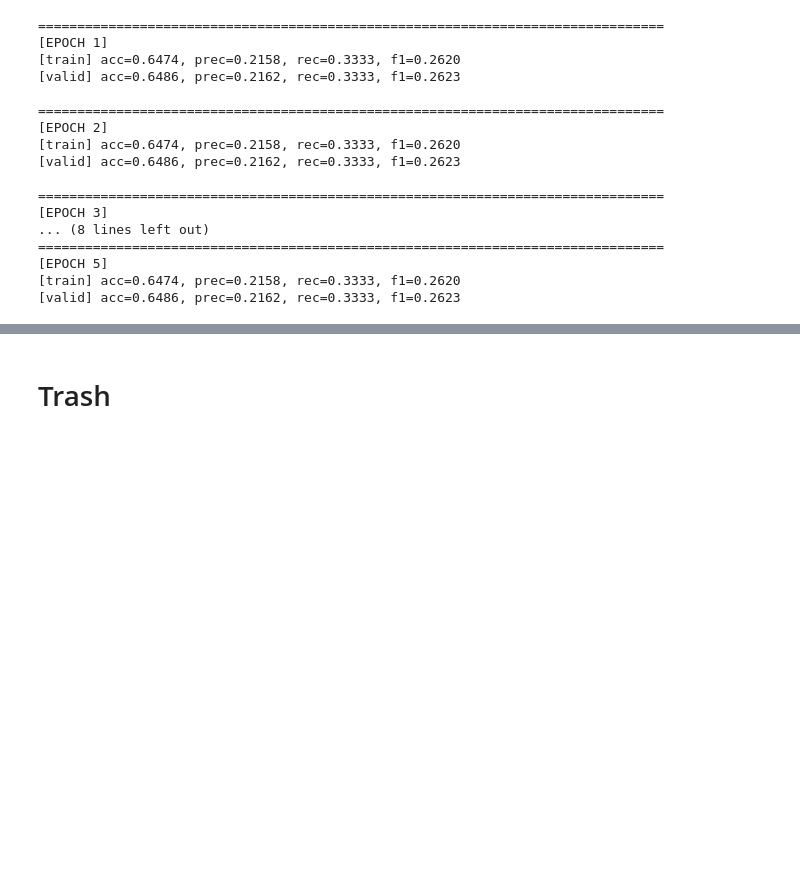
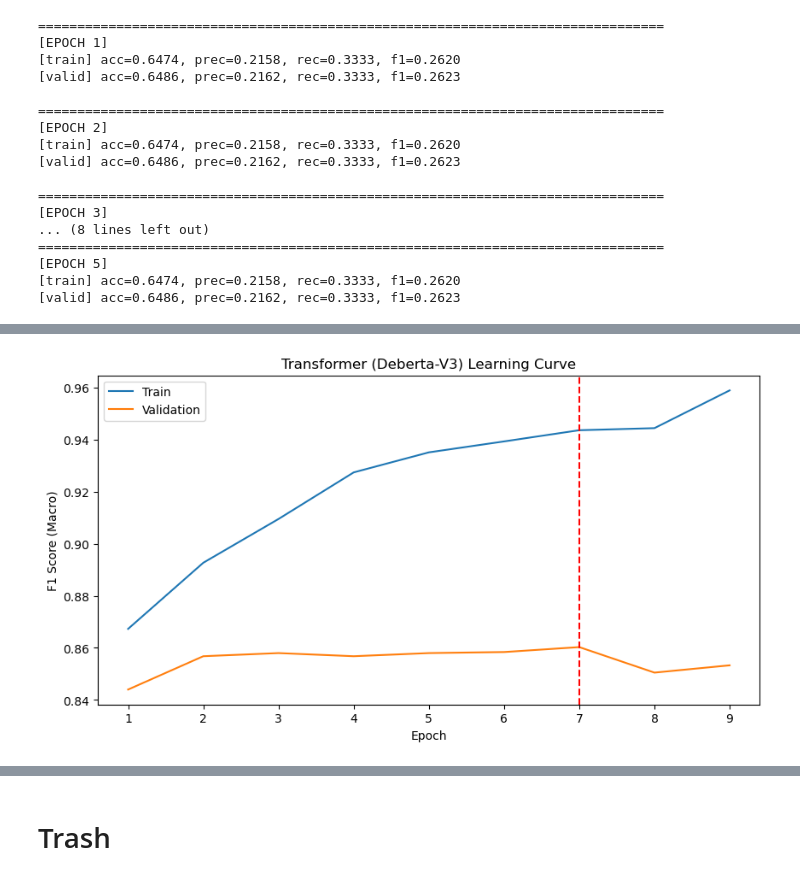
Before and after one commit to bugoverdose/dl-twitter-crisis, a Jupyter notebook: crisis_bench_jinwoo.ipynb, the cells around one changed output, grey strips where cells are left out. Cells and saved outputs as stored; diff of their text form; code cells hidden in the pictures; blank space fills up the shorter version.

Commit message:
feat: pretrained Transformer tuning

```diff
--- a/crisis_bench_jinwoo.ipynb
+++ b/crisis_bench_jinwoo.ipynb
@@ -2523,0 +2850,21 @@ KeyboardInterrupt:
+# %%
+import matplotlib.pyplot as plt
+
+def plot_learning_curve(train_f1s, val_f1s):
+    N = len(train_f1s)
+    plt.figure(figsize=(10, 5))
+    # plt.plot(train_f1s, label="Train")
+    # plt.plot(val_f1s, label="Validation")
+    plt.xlabel("Epoch")
+    plt.plot(range(1, N+1), train_f1s, label="Train")
+    plt.plot(range(1, N+1), val_f1s, label="Validation")
+    plt.axvline(x=7, color='red', linestyle='--', linewidth=1.5) # , label="overfitting threshold")
+    plt.xticks([i for i in range(1, N+1)])
+    plt.ylabel("F1 Score (Macro)")
+    plt.title("Transformer (Deberta-V3) Learning Curve")
+    plt.legend()
+    plt.savefig("pretrained_transformer_f1_score_curve.png")
+
+plot_learning_curve(best_model_train_f1, best_model_val_f1)
+# %% [output]
+[figure, added]
```
Also changed, not shown: parts of 45 cells of this notebook, 3 other files.
